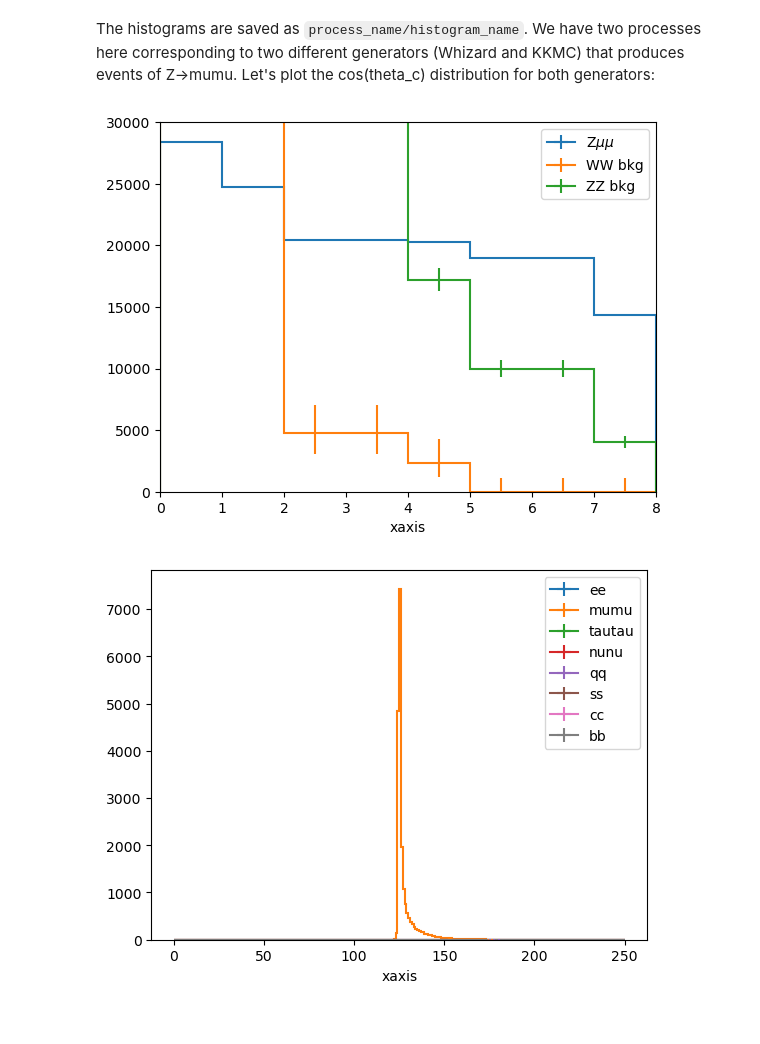
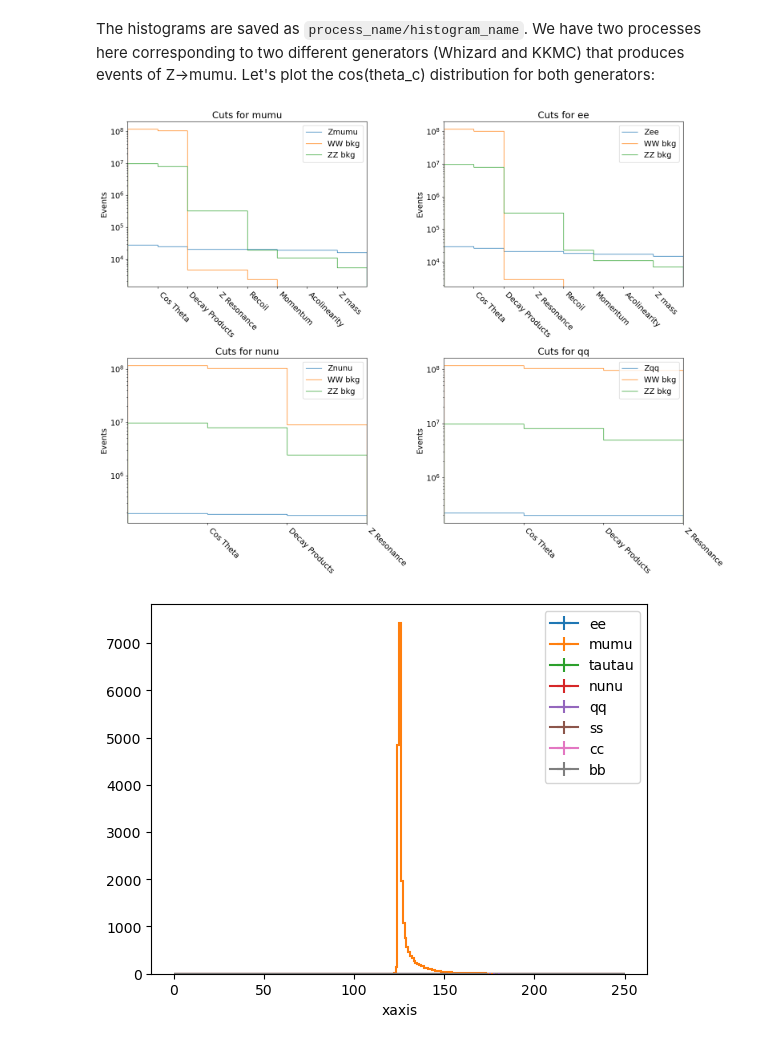
Before and after one commit to ilsanford/FCCAnalyzer, a Jupyter notebook: analyses/h_bb/h_bb.ipynb, the cells around one changed output. Cells and saved outputs as stored; diff of their text form; code cells hidden in the pictures.

Commit message:
added cut flows per product

```diff
--- a/analyses/h_bb/h_bb.ipynb
+++ b/analyses/h_bb/h_bb.ipynb
@@ -16,17 +17,43 @@ print(f_mumu.keys())
 # %% [markdown]
 The histograms are saved as `process_name/histogram_name`. We have two processes here corresponding to two different generators (Whizard and KKMC) that produces events of Z->mumu. Let's plot the cos(theta_c) distribution for both generators:
 # %%
-mumu =  f_mumu['wzp6_ee_mumuH_Hbb_ecm240/cutFlow'].to_hist()
-WW   = f_mumu['p8_ee_WW_ecm240/cutFlow'].to_hist()
-ZZ   = f_mumu['p8_ee_ZZ_ecm240/cutFlow'].to_hist()
-hep.histplot([mumu, WW, ZZ], label=['Z$\mu\mu$', 'WW bkg', 'ZZ bkg'])#, stack=True)
-plt.legend()
-plt.xlim((0, 8))
-plt.ylim((0, 30000))
-#plt.yscale('log')
+prods = ['mumu', 'ee', 'nunu', 'qq']
+
+cols = 2
+rows = int(np.ceil(len(prods) / cols))
+
+plt.rcParams.update({'font.size': 14})
+fig, ax = plt.subplots(rows, cols, figsize=(16,12))
+
+for i in range(rows):
+    for j in range(cols):
+        if i*cols + j < len(prods):
+            p = prods[i*cols + j]
+        else:
+            break
+        part = f_mumu[f'wzp6_ee_{p}H_Hbb_ecm240/cutFlow_{p}'].to_hist()
+        maxi = np.nonzero(part.values())[0][-1]
+        WW   = f_mumu[f'p8_ee_WW_ecm240/cutFlow_{p}'].to_hist()
+        ZZ   = f_mumu[f'p8_ee_ZZ_ecm240/cutFlow_{p}'].to_hist()
+
+        ax[i][j].stairs(part.values(), label=f'Z{p}')
+        ax[i][j].stairs(WW.values(), label=f'WW bkg')
+        ax[i][j].stairs(ZZ.values(), label=f'ZZ bkg')
+
+        ax[i][j].legend()
+        ax[i][j].set_yscale('log')
+        ax[i][j].set_title(f'Cuts for {p}')
+        ax[i][j].set_ylabel('Events')
+        ax[i][j].set_xlabel('')
+        ax[i][j].set_xticks(ticks=[1, 2, 3, 4, 5, 6, 7],
+                   labels=['Cos Theta', 'Decay Products', 'Z Resonance', 'Recoil', 'Momentum', 'Acolinearity', 'Z mass'],
+                   rotation=-45, ha='left')
+        ax[i][j].set_xlim((0, maxi + 1))
+
+plt.tight_layout()
 plt.show()
 # %% [output]
-[figure, old version]
+[figure, new version]
 # %%
 z_products = ['ee', 'mumu', 'tautau', 'nunu', 'qq', 'ss', 'cc', 'bb']
 
```
Also changed, not shown: parts of 16 cells of this notebook, 1 other file.
